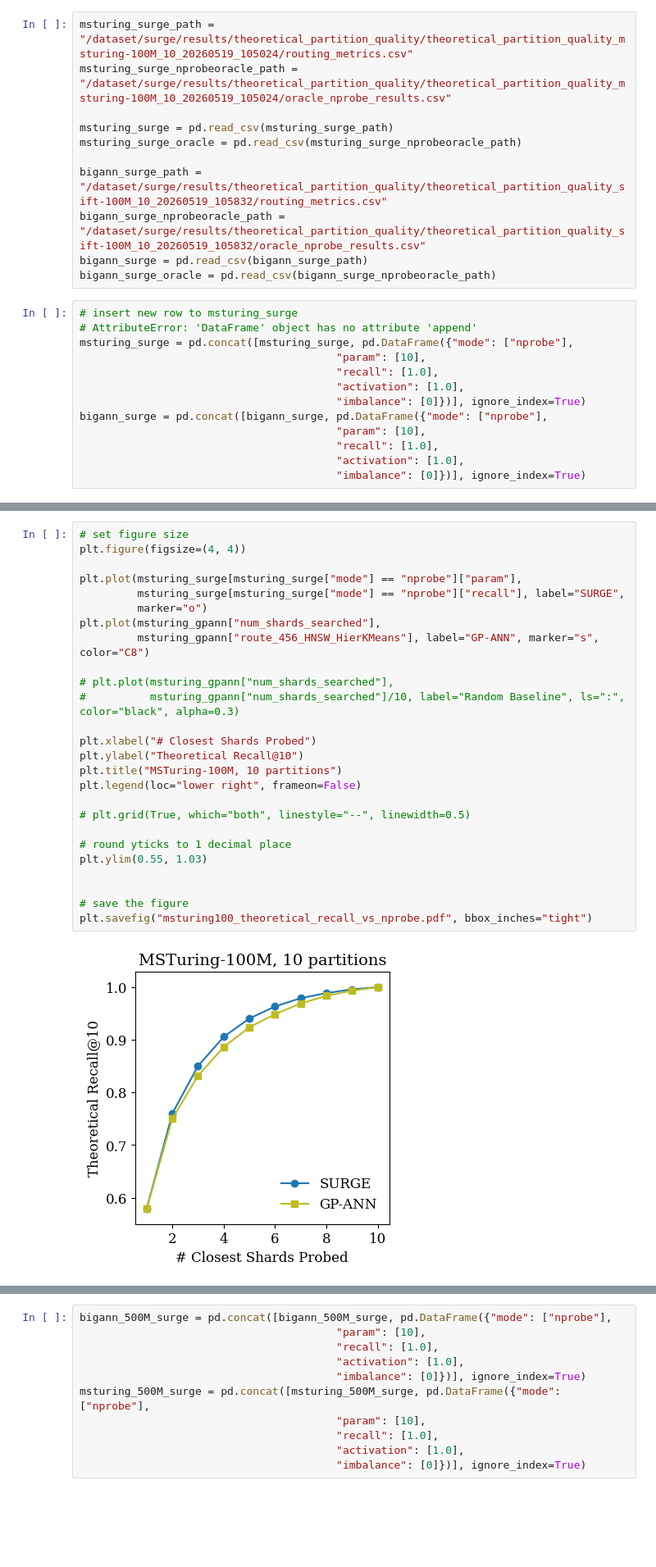
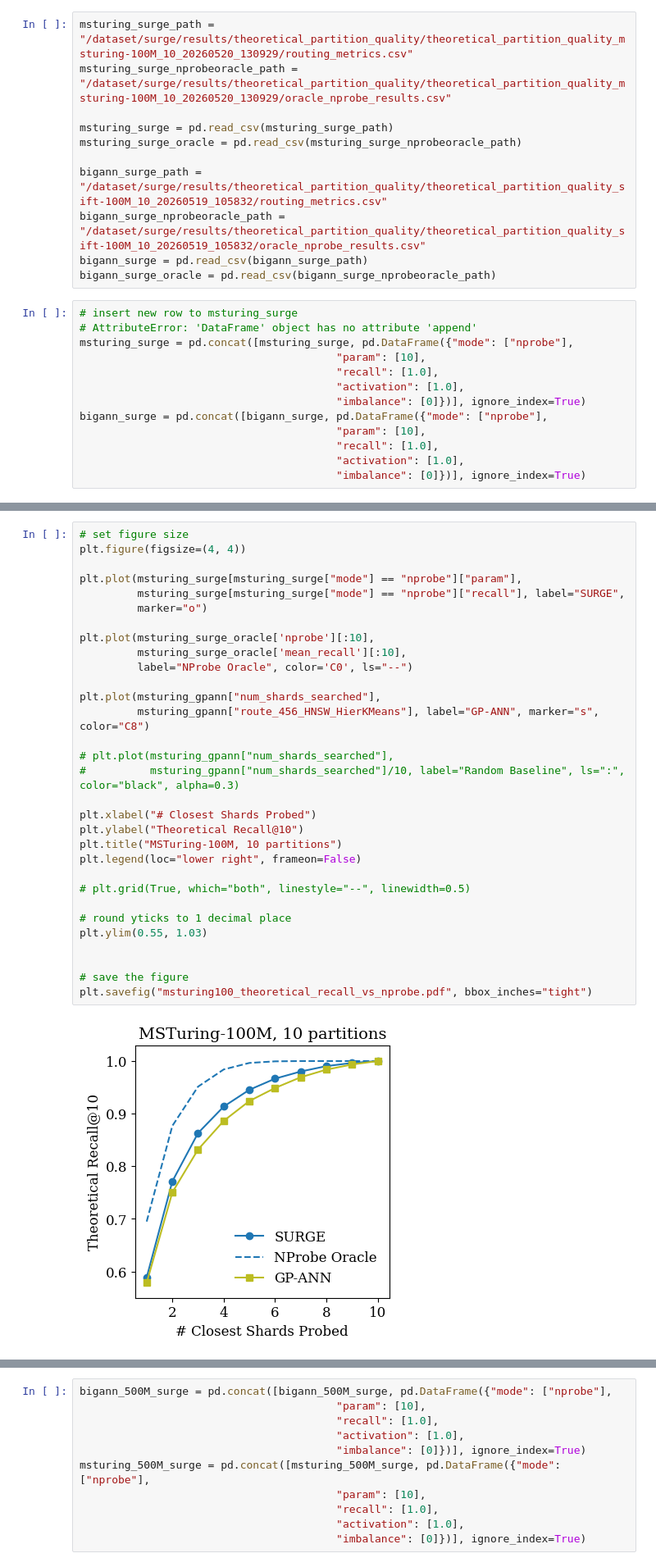
Before and after one commit to dkhimey/surge, a Jupyter notebook: plot_results/figure1/plot_figure1.ipynb, the cells around one changed output, grey strips where cells are left out. Shown at 82% size. Drawn from its saved outputs; the diff is of its cells as text; blank space fills up the shorter version.

Commit message:
add oracle

```diff
--- a/plot_results/figure1/plot_figure1.ipynb
+++ b/plot_results/figure1/plot_figure1.ipynb
@@ -57,8 +57,8 @@ bigann_gpann = pd.read_csv(bigann_gpann_path)
 # sift/msturing 500M:
 # /dataset/surge/results/theoretical_partition_quality_sift-500M_10_20260519_130459
 # %%
-msturing_surge_path = "/dataset/surge/results/theoretical_partition_quality/theoretical_partition_quality_msturing-100M_10_20260519_105024/routing_metrics.csv"
-msturing_surge_nprobeoracle_path = "/dataset/surge/results/theoretical_partition_quality/theoretical_partition_quality_msturing-100M_10_20260519_105024/oracle_nprobe_results.csv"
+msturing_surge_path = "/dataset/surge/results/theoretical_partition_quality/theoretical_partition_quality_msturing-100M_10_20260520_130929/routing_metrics.csv"
+msturing_surge_nprobeoracle_path = "/dataset/surge/results/theoretical_partition_quality/theoretical_partition_quality_msturing-100M_10_20260520_130929/oracle_nprobe_results.csv"
 
 msturing_surge = pd.read_csv(msturing_surge_path)
 msturing_surge_oracle = pd.read_csv(msturing_surge_nprobeoracle_path)
@@ -83,31 +98,36 @@ bigann_surge = pd.concat([bigann_surge, pd.DataFrame({"mode": ["nprobe"],
 # %%
 # set figure size
 plt.figure(figsize=(4, 4))
 
 plt.plot(msturing_surge[msturing_surge["mode"] == "nprobe"]["param"],
          msturing_surge[msturing_surge["mode"] == "nprobe"]["recall"], label="SURGE",
          marker="o")
+
+plt.plot(msturing_surge_oracle['nprobe'][:10],
+         msturing_surge_oracle['mean_recall'][:10],
+         label="NProbe Oracle", color='C0', ls="--")
+
 plt.plot(msturing_gpann["num_shards_searched"],
          msturing_gpann["route_456_HNSW_HierKMeans"], label="GP-ANN", marker="s", color="C8")
 
 # plt.plot(msturing_gpann["num_shards_searched"],
 #          msturing_gpann["num_shards_searched"]/10, label="Random Baseline", ls=":", color="black", alpha=0.3)
 
 plt.xlabel("# Closest Shards Probed")
 plt.ylabel("Theoretical Recall@10")
 plt.title("MSTuring-100M, 10 partitions")
 plt.legend(loc="lower right", frameon=False)
 
 # plt.grid(True, which="both", linestyle="--", linewidth=0.5)
 
 # round yticks to 1 decimal place
 plt.ylim(0.55, 1.03)
 
 
 # save the figure
 plt.savefig("msturing100_theoretical_recall_vs_nprobe.pdf", bbox_inches="tight")
 # %% [output]
-[figure, old version]
+[figure, new version]
 # %%
 plt.figure(figsize=(4, 4))
 
```
Also changed, not shown: parts of 5 cells of this notebook, 4 other files.
